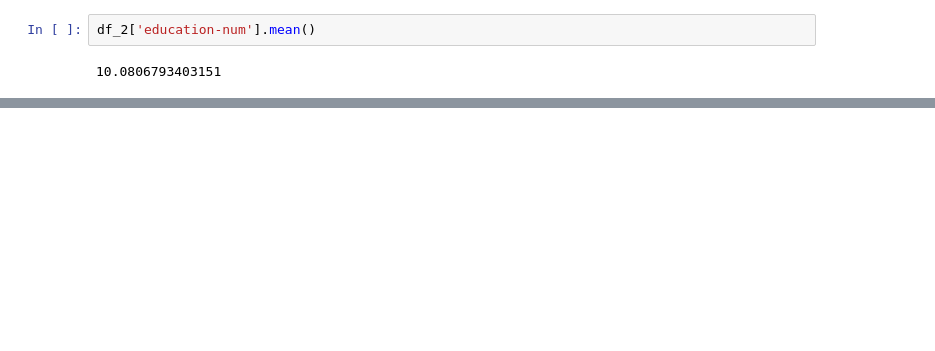
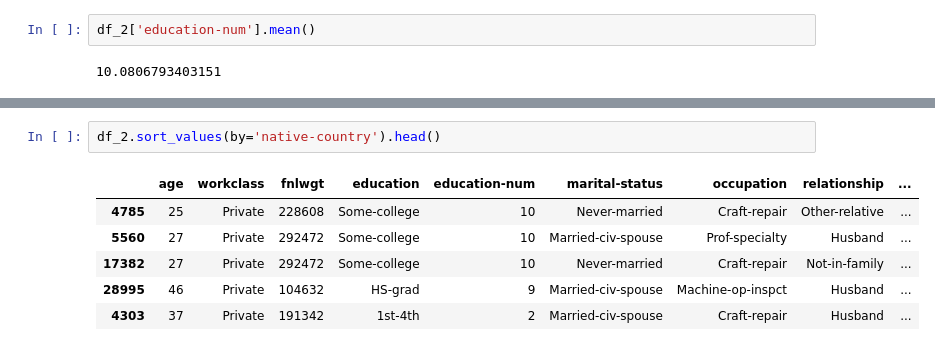
Before and after one commit to adam-tanner-24/08-EDA-3-Week-Project, a Jupyter notebook: EDA.ipynb, the cells around one changed output, grey strips where cells are left out. Drawn from its saved outputs; the diff is of its cells as text; blank space fills up the shorter version.

```diff
--- a/EDA.ipynb
+++ b/EDA.ipynb
@@ -79,0 +196,9 @@ df_2['education-num'].mean()
+# %%
+df_2.sort_values(by='native-country').head()
+# %% [output]
+|  | age | workclass | fnlwgt | education | education-num | marital-status | occupation | relationship | ... |
+| 4785 | 25 | Private | 228608 | Some-college | 10 | Never-married | Craft-repair | Other-relative | ... |
+| 5560 | 27 | Private | 292472 | Some-college | 10 | Married-civ-spouse | Prof-specialty | Husband | ... |
+| 17382 | 27 | Private | 292472 | Some-college | 10 | Never-married | Craft-repair | Not-in-family | ... |
+| 28995 | 46 | Private | 104632 | HS-grad | 9 | Married-civ-spouse | Machine-op-inspct | Husband | ... |
+| 4303 | 37 | Private | 191342 | 1st-4th | 2 | Married-civ-spouse | Craft-repair | Husband | ... |
```
Also changed, not shown: parts of 19 cells of this notebook, 1 other file.
